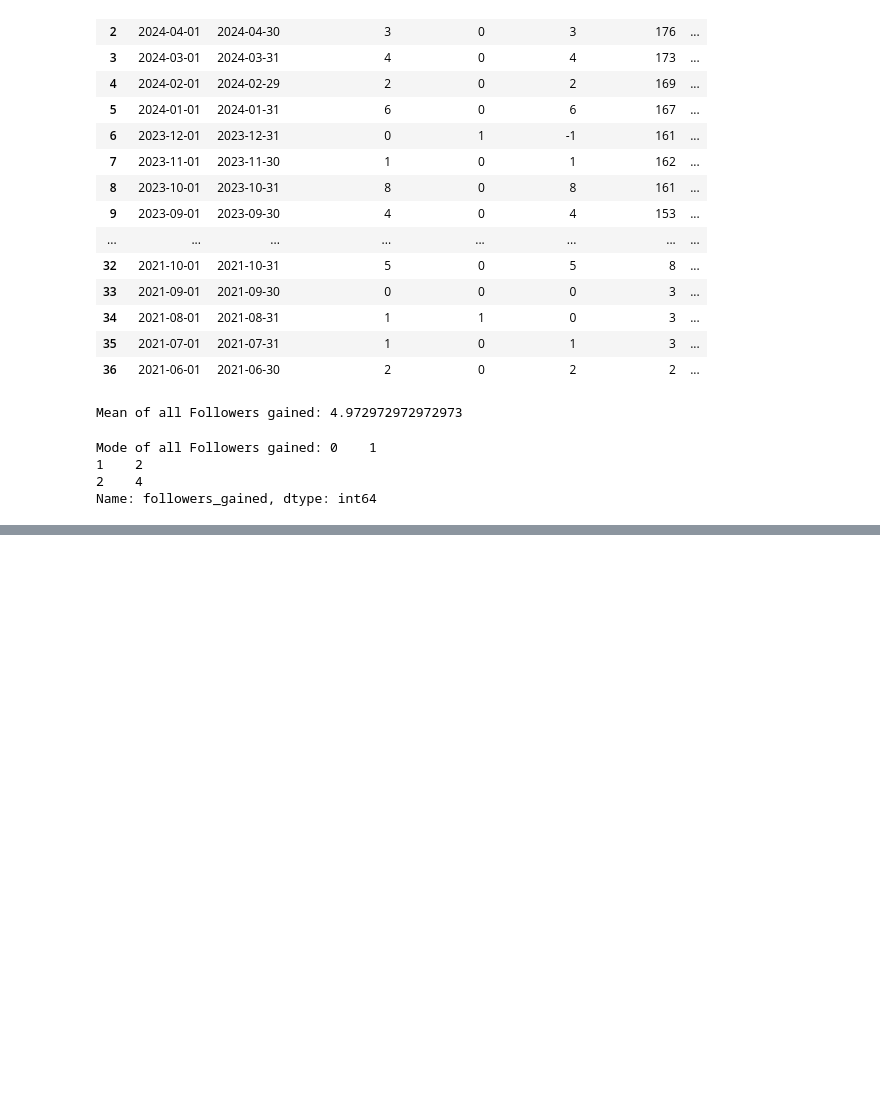
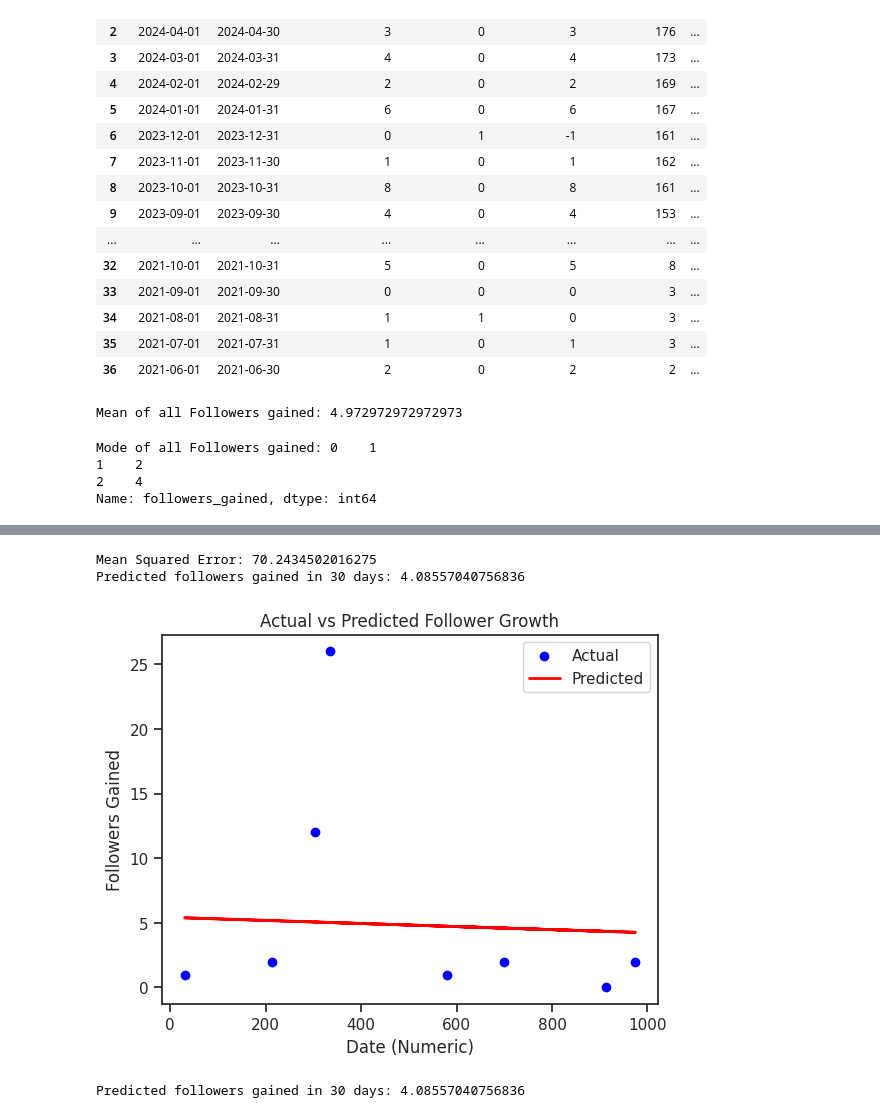
Before and after one commit to PhiWhyyy/Analyzing-market-trends, a Jupyter notebook: PhiWhyyy_Analytics.ipynb, the cells around one changed output, grey strips where cells are left out. Drawn from its saved outputs; the diff is of its cells as text; code cells hidden in the pictures; blank space fills up the shorter version.

```diff
--- a/PhiWhyyy_Analytics.ipynb
+++ b/PhiWhyyy_Analytics.ipynb
@@ -71,0 +116,47 @@ phiwhyyy-subscriber-stats.csv  sample_data/
+# %%
+# prompt: how can i predict growth?
+
+from sklearn.model_selection import train_test_split
+from sklearn.linear_model import LinearRegression
+
+# Convert dates to numerical representation
+df['period_start'] = pd.to_datetime(df['period_start'])
+df['period_start_numeric'] = (df['period_start'] - df['period_start'].min()).dt.days
+
+# Features and target variable
+X = df[['period_start_numeric']]
+y = df['followers_gained']
+
+# Split data
+X_train, X_test, y_train, y_test = train_test_split(X, y, test_size=0.2, random_state=42)
+
+# Linear Regression Model
+model = LinearRegression()
+model.fit(X_train, y_train)
+
+# Make predictions
+y_pred = model.predict(X_test)
+
+# Evaluate (example: Mean Squared Error)
+from sklearn.metrics import mean_squared_error
+mse = mean_squared_error(y_test, y_pred)
+print("Mean Squared Error:", mse)
+
+# Predict future growth (example: 30 days into the future)
+future_date = df['period_start'].max() + pd.Timedelta(days=30)
+future_date_numeric = (future_date - df['period_start'].min()).days
+future_prediction = model.predict([[future_date_numeric]])
+print("Predicted followers gained in 30 days:", future_prediction[0])
+
+# Plot predictions vs actual
+plt.scatter(X_test, y_test, color='blue', label='Actual')
+plt.plot(X_test, y_pred, color='red', linewidth=2, label='Predicted')
+plt.xlabel('Date (Numeric)')
+plt.ylabel('Followers Gained')
+plt.title('Actual vs Predicted Follower Growth')
+plt.legend()
+plt.show()
+# %% [output]
+Mean Squared Error: 70.2434502016275
+Predicted followers gained in 30 days: 4.08557040756836
+[figure, added]
@@ -71,0 +165,10 @@ phiwhyyy-subscriber-stats.csv  sample_data/
+# %%
+# prompt: prediction of growth of followers in next month
+
+# Predict future growth (example: 30 days into the future)
+future_date = df['period_start'].max() + pd.Timedelta(days=30)
+future_date_numeric = (future_date - df['period_start'].min()).days
+future_prediction = model.predict([[future_date_numeric]])
+print("Predicted followers gained in 30 days:", future_prediction[0])
+# %% [output]
+Predicted followers gained in 30 days: 4.08557040756836
```
Also changed, not shown: parts of 10 cells of this notebook.
